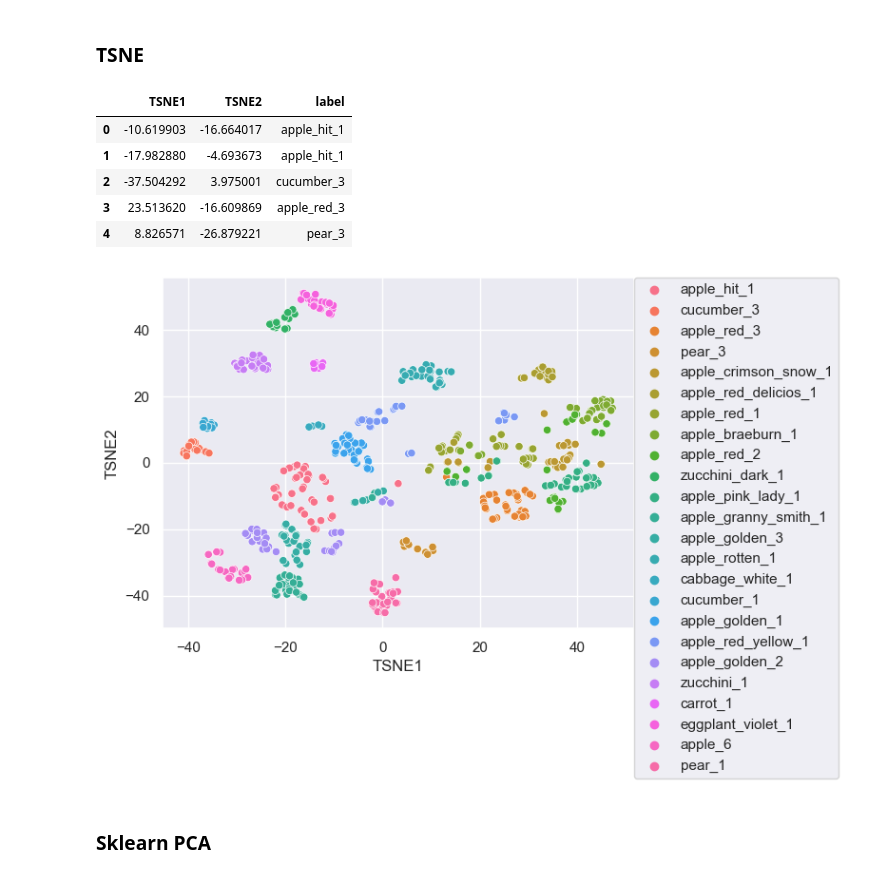
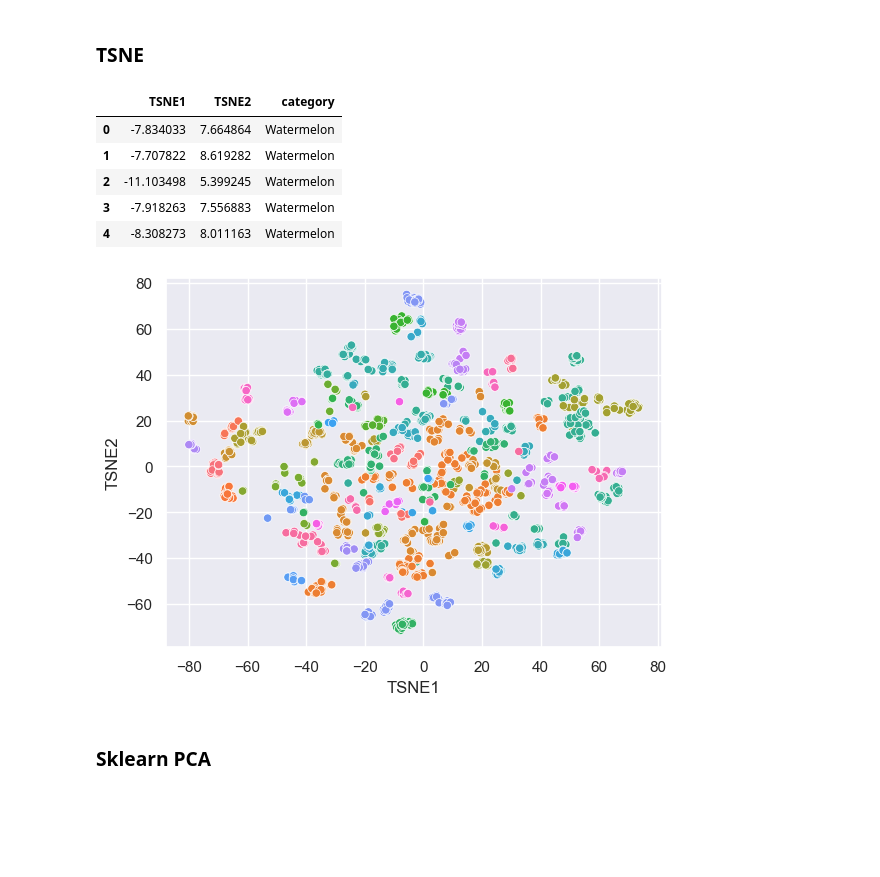
Before and after one commit to ahonestla/OC_DS_P8, a Jupyter notebook: notebook_local.ipynb, the cells around one changed output. Saved outputs shown, nothing was run; the diff lists cells and outputs as text; code cells hidden in the pictures; blank space fills up the shorter version.

```diff
--- a/notebook_local.ipynb
+++ b/notebook_local.ipynb
@@ -328,5 +313,8 @@ WARNING:tensorflow:6 out of the last 7 calls to <function Model.make_predict_fun
 # Load results as a dataframe
 res_df = pd.read_parquet(PATH_RESULTS, engine='pyarrow')
 
+# Add categories
+res_df['category'] = res_df['label'].apply(lambda x: x.split(' ')[0])
+
 display(res_df.head())
 # %% [output]
@@ -347,26 +335,27 @@ The dimension of the features is 1280
 # %%
 # Extract features
 features = pd.DataFrame(res_df['features'].values.tolist(), index=res_df.index)
 
 # Create t-sne dataframe
 tsne_df = pd.DataFrame(TSNE(perplexity=20).fit_transform(features), columns=['TSNE1', 'TSNE2'])
 
-# Add label
-tsne_df['label'] = res_df['label']
+# Add category
+tsne_df['category'] = res_df['category']
 display(tsne_df.head())
 
 # Display scatterplot
-sns.scatterplot(data=tsne_df, x='TSNE1', y='TSNE2', hue='label')
-plt.legend(bbox_to_anchor=(1.0, 1), loc=2, borderaxespad=0.)
+sns.scatterplot(data=tsne_df, x='TSNE1', y='TSNE2', hue='category')
+# plt.legend(bbox_to_anchor=(1.0, 1), loc=2, borderaxespad=0.)
+plt.legend([], [], frameon=False)
 plt.show()
 # %% [output]
-|  | TSNE1 | TSNE2 | label |
-| 0 | -10.619903 | -16.664017 | apple_hit_1 |
-| 1 | -17.982880 | -4.693673 | apple_hit_1 |
-| 2 | -37.504292 | 3.975001 | cucumber_3 |
-| 3 | 23.513620 | -16.609869 | apple_red_3 |
-| 4 | 8.826571 | -26.879221 | pear_3 |
+|  | TSNE1 | TSNE2 | category |
+| 0 | -7.834033 | 7.664864 | Watermelon |
+| 1 | -7.707822 | 8.619282 | Watermelon |
+| 2 | -11.103498 | 5.399245 | Watermelon |
+| 3 | -7.918263 | 7.556883 | Watermelon |
+| 4 | -8.308273 | 8.011163 | Watermelon |
-[figure, old version]
+[figure, new version]
 # %% [markdown]
 ### Sklearn PCA
 # %%
```
Also changed, not shown: parts of 16 cells of this notebook, 3 other files.
